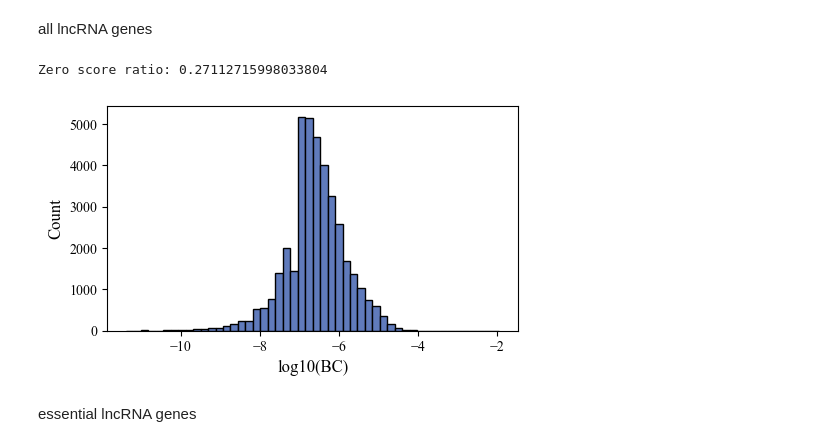
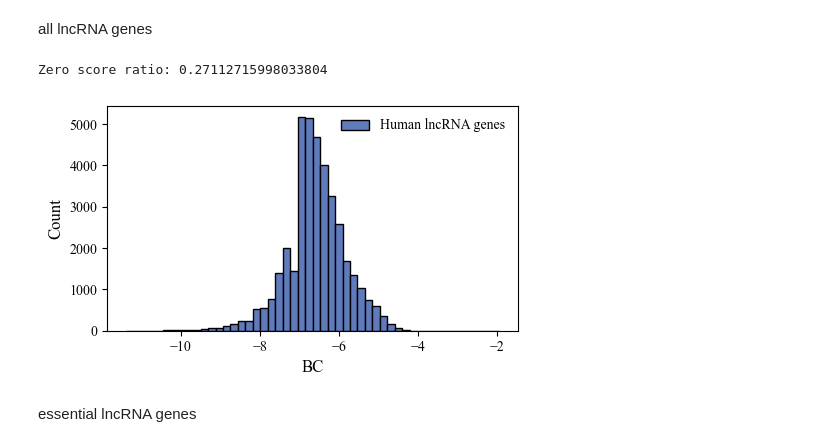
Before and after one commit to swt1024/ELGE, a Jupyter notebook: experiment/ess_number/filter.ipynb, the cells around one changed output. Saved outputs shown, nothing was run; the diff lists cells and outputs as text; code cells hidden in the pictures.

```diff
--- a/experiment/ess_number/filter.ipynb
+++ b/experiment/ess_number/filter.ipynb
@@ -16,36 +16,42 @@ rcParams['font.family'] = 'Times New Roman'
 csv_path = "BC_score_human.csv"
 df = pd.read_csv(csv_path, header=0)
 
 df.columns = ["lncRNA", "score"]
 
 # ====== 2) Clean data ======
 
 # Convert to numeric and drop invalid values
 df["score"] = pd.to_numeric(df["score"], errors="coerce")
 df = df.dropna(subset=["score"])
 
 # Print the ratio of zero scores
 print("Zero score ratio:", len(df[df["score"] == 0]) / len(df))
 
 # Remove non-positive scores (log10 requires >0)
 df = df[df["score"] > 0]
 
 scores = df["score"].values
 log_scores = np.log10(scores)
 
 # ====== 3) Plot histogram of log10-transformed scores ======
 plt.figure(figsize=(5, 3))
 
-plt.hist(log_scores, bins=50, edgecolor="black", color="#607bbc")
+plt.hist(log_scores, bins=50, edgecolor="black", color="#607bbc", label="Human lncRNA genes")
 
-plt.xlabel("log10(BC)", fontsize=12)
+plt.legend(
+    loc="upper right",
+    fontsize=10,
+    frameon=False
+)
+
+plt.xlabel("BC", fontsize=12)
 plt.ylabel("Count", fontsize=12)
 
 plt.tight_layout()
 plt.savefig("human_BC.svg")
 # %% [output]
 Zero score ratio: 0.27112715998033804
-[figure, old version]
+[figure, new version]
 # %% [markdown]
 essential lncRNA genes
 # %%
```
Also changed, not shown: parts of 3 cells of this notebook, 7 other files.
